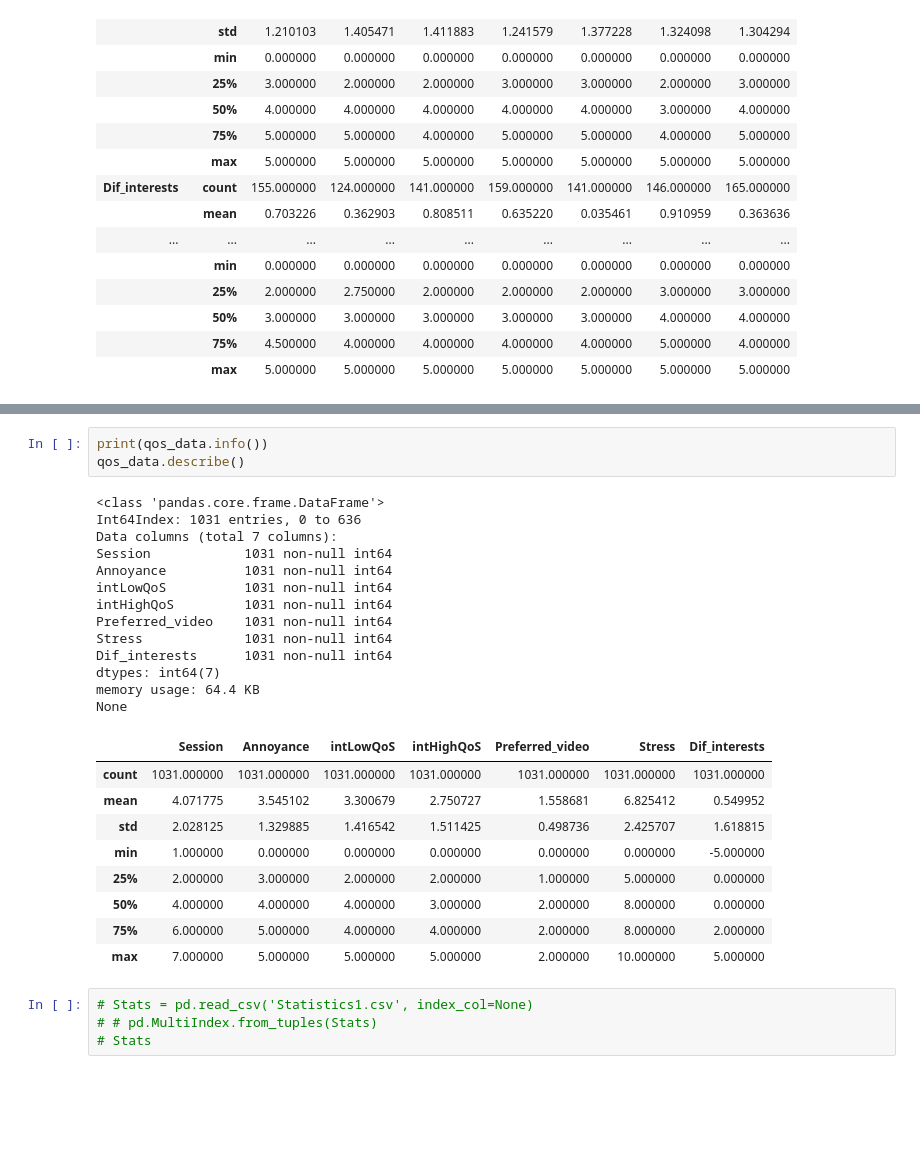
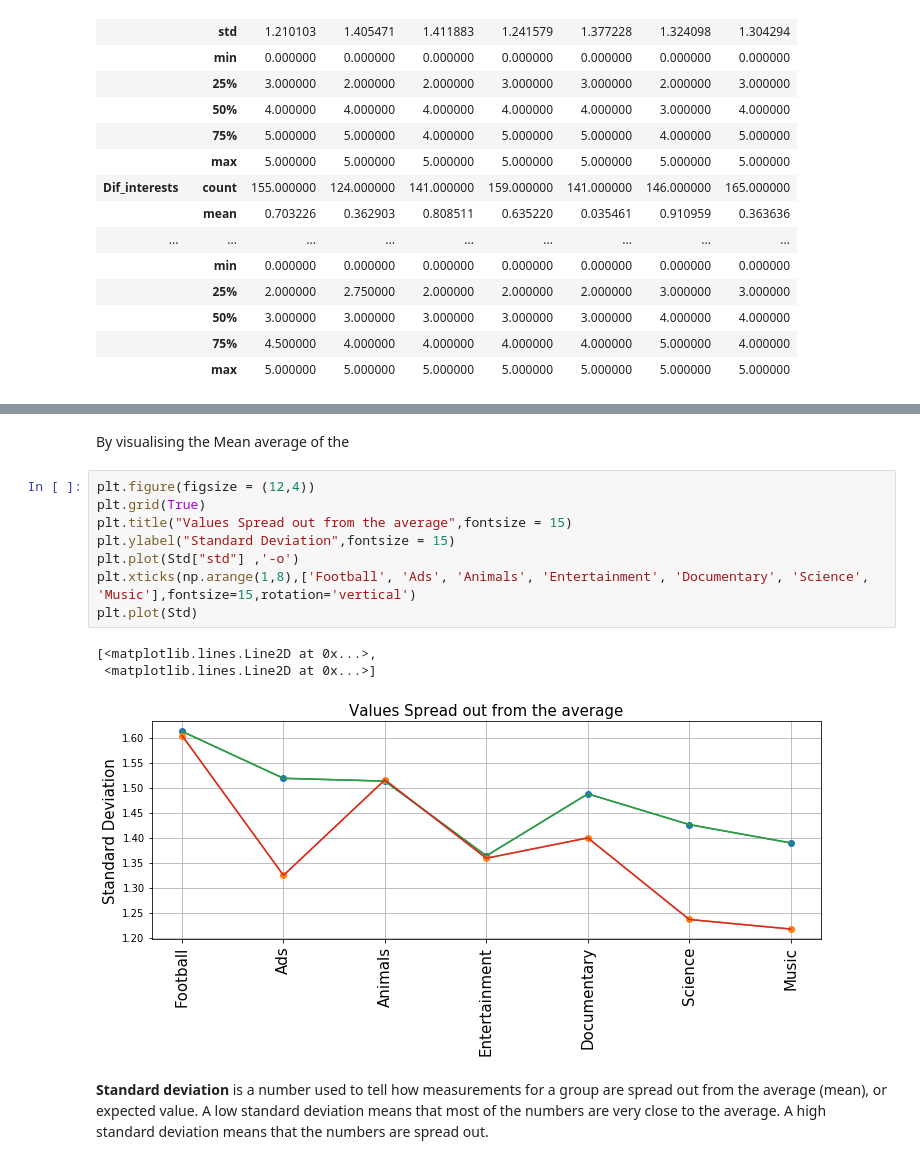
Before and after one commit to aliamin7/QoE-experiment-Data-Analysis, a Jupyter notebook: Data_Analysis.ipynb, the cells around one changed output, grey strips where cells are left out. Saved outputs shown, nothing was run; the diff lists cells and outputs as text; blank space fills up the shorter version.

```diff
--- a/Data_Analysis.ipynb
+++ b/Data_Analysis.ipynb
@@ -81,30 +145,16 @@ AttributeError: 'NoneType' object has no attribute 'update'
-# %%
-print(qos_data.info())
-qos_data.describe()
-# %% [output]
-<class 'pandas.core.frame.DataFrame'>
-Int64Index: 1031 entries, 0 to 636
-Data columns (total 7 columns):
-Session            1031 non-null int64
-Annoyance          1031 non-null int64
-intLowQoS          1031 non-null int64
-intHighQoS         1031 non-null int64
-Preferred_video    1031 non-null int64
-Stress             1031 non-null int64
-Dif_interests      1031 non-null int64
-dtypes: int64(7)
-memory usage: 64.4 KB
-None
-|  | Session | Annoyance | intLowQoS | intHighQoS | Preferred_video | Stress | Dif_interests |
-| count | 1031.000000 | 1031.000000 | 1031.000000 | 1031.000000 | 1031.000000 | 1031.000000 | 1031.000000 |
-| mean | 4.071775 | 3.545102 | 3.300679 | 2.750727 | 1.558681 | 6.825412 | 0.549952 |
-| std | 2.028125 | 1.329885 | 1.416542 | 1.511425 | 0.498736 | 2.425707 | 1.618815 |
-| min | 1.000000 | 0.000000 | 0.000000 | 0.000000 | 0.000000 | 0.000000 | -5.000000 |
-| 25% | 2.000000 | 3.000000 | 2.000000 | 2.000000 | 1.000000 | 5.000000 | 0.000000 |
-| 50% | 4.000000 | 4.000000 | 4.000000 | 3.000000 | 2.000000 | 8.000000 | 0.000000 |
-| 75% | 6.000000 | 5.000000 | 4.000000 | 4.000000 | 2.000000 | 8.000000 | 2.000000 |
-| max | 7.000000 | 5.000000 | 5.000000 | 5.000000 | 2.000000 | 10.000000 | 5.000000 |
-# %%
-# Stats = pd.read_csv('Statistics1.csv', index_col=None)
-# # pd.MultiIndex.from_tuples(Stats)
-# Stats
+# %% [markdown]
+By visualising the Mean average of the
+# %%
+plt.figure(figsize = (12,4))
+plt.grid(True)
+plt.title("Values Spread out from the average",fontsize = 15)
+plt.ylabel("Standard Deviation",fontsize = 15)
+plt.plot(Std["std"] ,'-o')
+plt.xticks(np.arange(1,8),['Football', 'Ads', 'Animals', 'Entertainment', 'Documentary', 'Science', 'Music'],fontsize=15,rotation='vertical')
+plt.plot(Std)
+# %% [output]
+[<matplotlib.lines.Line2D at 0x...>,
+ <matplotlib.lines.Line2D at 0x...>]
+[figure, added]
+# %% [markdown]
+<b>Standard deviation</b> is a number used to tell how measurements for a group are spread out from the average (mean), or expected value. A low standard deviation means that most of the numbers are very close to the average. A high standard deviation means that the numbers are spread out.
```
Also changed, not shown: parts of 11 cells of this notebook.
